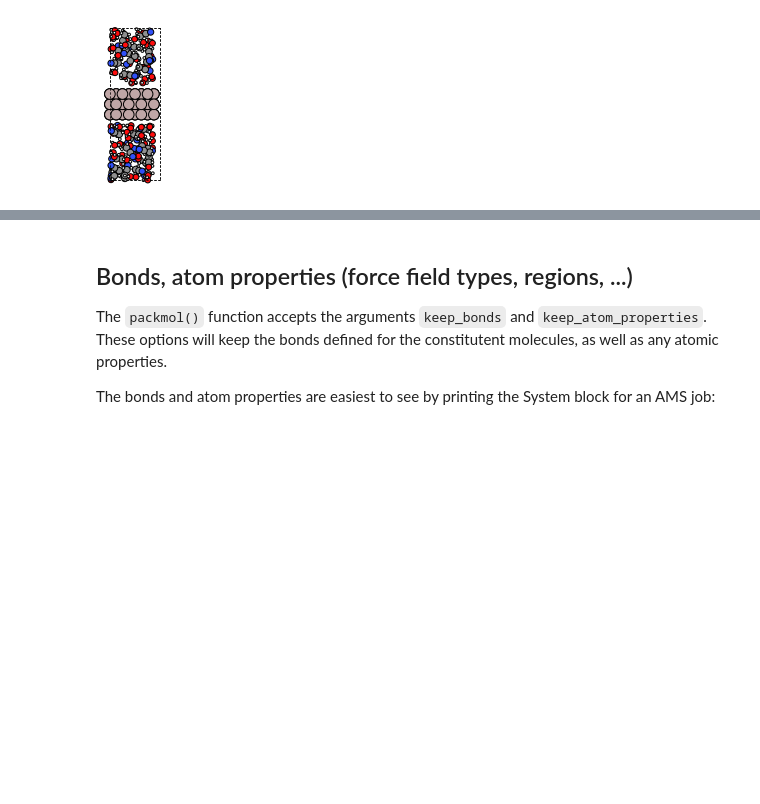
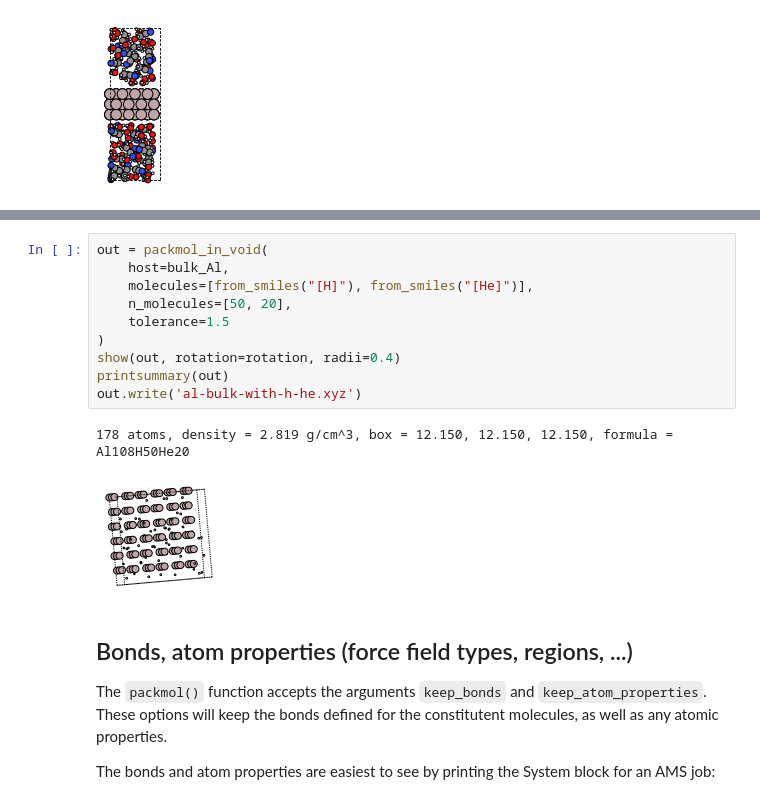
Before and after one commit to patrickmelix/PLAMS, a Jupyter notebook: doc/source/examples/PackMolExample/PackMol.ipynb, the cells around one changed output, grey strips where cells are left out. Saved outputs shown, nothing was run; the diff lists cells and outputs as text; blank space fills up the shorter version.

Commit message:
Automatic Sync from SCM-svn to GitHub syncing the following commits: MattiHellstrom: add packmol_in_void function to examples and tests SCMSUITE-- SO--

```diff
--- a/doc/source/examples/PackMolExample/PackMol.ipynb
+++ b/doc/source/examples/PackMolExample/PackMol.ipynb
@@ -273,3 +283,16 @@ show(out, figsize=figsize, rotation=rotation)
+# %%
+out = packmol_in_void(
+    host=bulk_Al,
+    molecules=[from_smiles("[H]"), from_smiles("[He]")],
+    n_molecules=[50, 20],
+    tolerance=1.5
+)
+show(out, rotation=rotation, radii=0.4)
+printsummary(out)
+out.write('al-bulk-with-h-he.xyz')
+# %% [output]
+178 atoms, density = 2.819 g/cm^3, box = 12.150, 12.150, 12.150, formula = Al108H50He20
+[figure, added]
 # %% [markdown]
 ## Bonds, atom properties (force field types, regions, ...)
 
```
Also changed, not shown: parts of 3 cells of this notebook, 6 other files.
